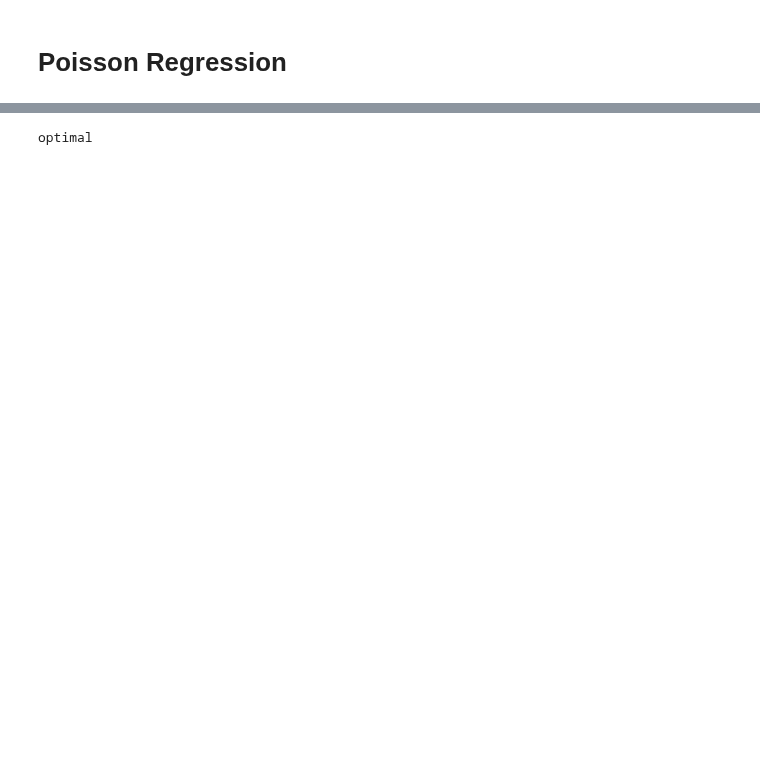
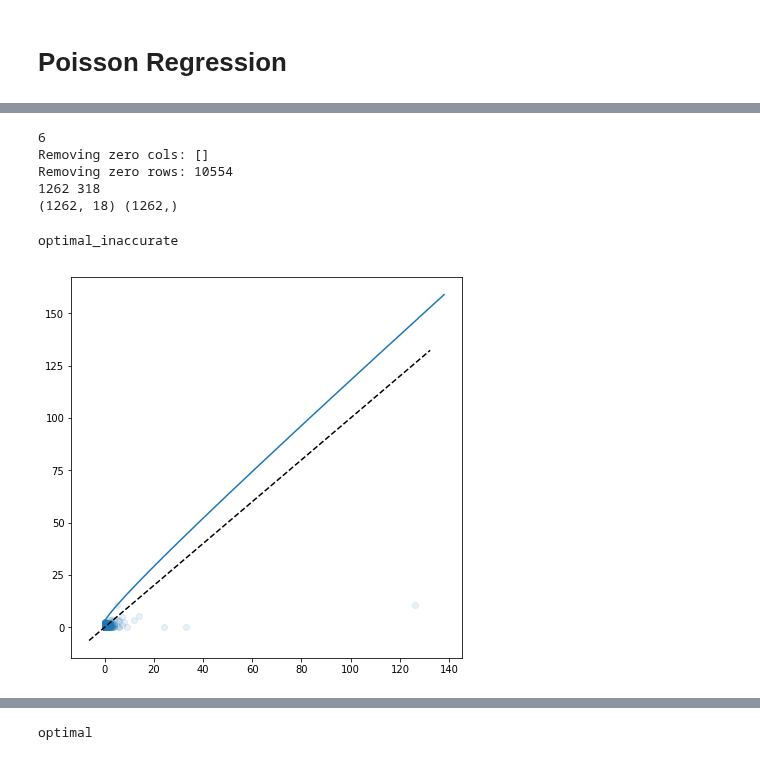
Before and after one commit to kpaskov/PhasingFamilies, a Jupyter notebook: parameter_estimation/Estimate-Sequencing-Error-Simplified.ipynb, the cells around one changed output, grey strips where cells are left out. Saved outputs shown, nothing was run; the diff lists cells and outputs as text; code cells hidden in the pictures; blank space fills up the shorter version.

```diff
--- a/parameter_estimation/Estimate-Sequencing-Error-Simplified.ipynb
+++ b/parameter_estimation/Estimate-Sequencing-Error-Simplified.ipynb
@@ -224,6 +194,7 @@ def build_family_chrom_X_and_y(counts, nonmendelian_famgens, error_to_fg_pairs):
 # %%
 chrom_Xs, chrom_ys = [[] for chrom in chroms], [[] for chrom in chroms]
 
+c = 0
 for famkey in famkeys:
     inds = family_to_inds[famkey]
     m = len(inds)
@@ -264,3 +235,7 @@ for famkey in famkeys:
 
             chrom_Xs[i].append(X)
             chrom_ys[i].append(y)
+
+    if c%100 == 0:
+        print(c)
+    c += 1
@@ -356,0 +307,72 @@ Removing zero rows: 725223
+# %%
+# build X and y
+i = 10
+
+inds = family_to_inds[famkeys[i]]
+m = len(inds)
+print(m)
+fam_genome_X, fam_genome_y = [], []
+
+fam_genome_X.append(np.sum(np.asarray([chrom_Xs[j][i] for j in range(22)]), axis=0))
+fam_genome_y.append(np.sum(np.asarray([chrom_ys[j][i] for j in range(22)]), axis=0))
+
+fam_genome_X.append(chrom_Xs[22][i])
+fam_genome_y.append(chrom_ys[22][i])
+
+fam_genome_X.append(chrom_Xs[23][i])
+fam_genome_y.append(chrom_ys[23][i])
+
+fam_genome_X, fam_genome_y = np.vstack(fam_genome_X), np.hstack(fam_genome_y)
+
+print('Removing zero cols:', [errors[i] for i in np.where(np.sum(fam_genome_X, axis=0)==0)[0]])
+fam_genome_X = fam_genome_X[:, np.sum(fam_genome_X, axis=0)>0]
+
+# remove 0 rows
+indices = np.sum(fam_genome_X, axis=1) != 0
+print('Removing zero rows:', np.sum(~indices))
+
+is_mendelian = get_mendelian([None, None] + ([mendelian_check]*(m-2)))
+nonmendelian_famgens, error_to_fg_pairs = get_error_to_famgen_pairs(is_mendelian, [autosome_gen_to_error]*m)
+
+ind_is_mendelian = [None, None] + [mendelian_X_F_check if sample_id_to_sex[ind] == '2' else mendelian_X_M_check if sample_id_to_sex[ind] == '1' else None for ind in inds[2:]]
+X_is_mendelian = get_mendelian(ind_is_mendelian)
+ind_gen_switch_to_error = [X_gen_to_error_F if sample_id_to_sex[ind] == '2' else X_gen_to_error_M if sample_id_to_sex[ind] == '1' else None for ind in inds]
+X_nonmendelian_famgens, X_error_to_fg_pairs = get_error_to_famgen_pairs(X_is_mendelian, ind_gen_switch_to_error)
+
+ind_is_mendelian = [None, None] + [mendelian_Y_F_check if sample_id_to_sex[ind] == '2' else mendelian_Y_M_check if sample_id_to_sex[ind] == '1' else None for ind in inds[2:]]
+Y_is_mendelian = get_mendelian(ind_is_mendelian)
+Y_nonmendelian_famgens, Y_error_to_fg_pairs = get_error_to_famgen_pairs(Y_is_mendelian, [Y_gen_to_error]*m)
+
+
+fam_genome_X = fam_genome_X[indices, :]
+fam_genome_y = fam_genome_y[indices]
+fam_genome_nm = [(nonmendelian_famgens + X_nonmendelian_famgens + Y_nonmendelian_famgens)[i] for i in np.where(indices)[0]]
+
+# remove rows with a 3 in the famgen
+indices = [i for i in range(len(fam_genome_nm)) if 3 not in fam_genome_nm[i]]
+print(len(fam_genome_nm), len(indices))
+
+
+print(fam_genome_X.shape, fam_genome_y.shape)
+# %% [output]
+6
+Removing zero cols: []
+Removing zero rows: 10554
+1262 318
+(1262, 18) (1262,)
+# %%
+prob_status, fam_genome_n, fam_genome_exp, fam_genome_obs = estimate_family_error(fam_genome_X, fam_genome_y)
+# %% [output]
+optimal_inaccurate
+# %%
+plt.figure(figsize=(7, 7))
+plt.scatter(fam_genome_obs, fam_genome_exp, alpha=0.1)
+plt.plot(plt.xlim(), plt.xlim(), color='black', linestyle='--')
+
+#_, upper = scipy.stats.poisson.interval(0.95, range(0, int(plt.xlim()[1])))
+upper = [0.5*scipy.stats.chi2.ppf(0.95, (2*k) + 2) for k in range(0, int(plt.xlim()[1]))]
+plt.plot(range(0, int(plt.xlim()[1])), upper)
+
+plt.show()
+# %% [output]
+[figure, added]
```
Also changed, not shown: parts of 16 cells of this notebook, 3 other files.
